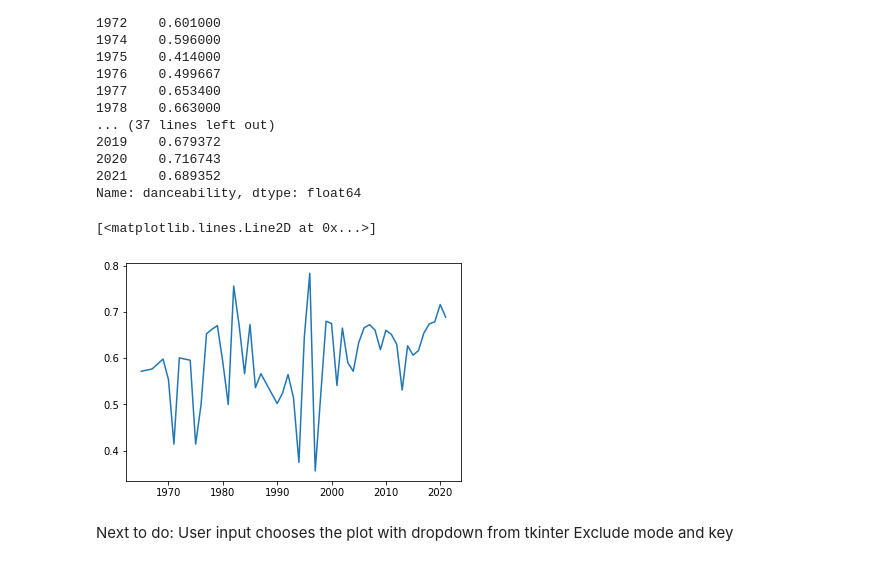
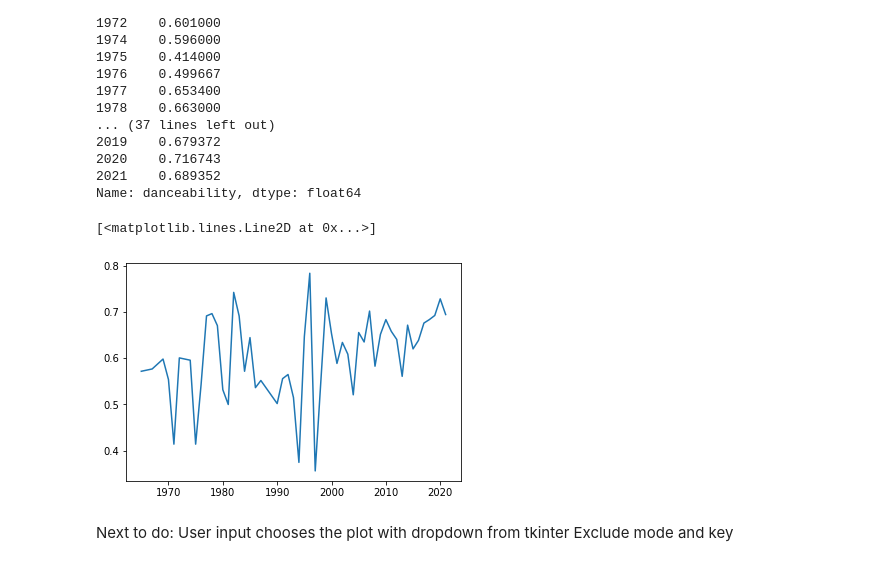
Before and after one commit to DavisAsano/Asano_MusicDataExploration, a Jupyter notebook: Untitled-2.ipynb, the cells around one changed output. Cells and saved outputs as stored; diff of their text form; code cells hidden in the pictures.

```diff
--- a/Untitled-2.ipynb
+++ b/Untitled-2.ipynb
@@ -141,10 +141,10 @@ Year Released
 2021    0.689352
 Name: danceability, dtype: float64
 # %%
-plt.plot(dance_year.mean())
+plt.plot(dance_year.median())
 # %% [output]
 [<matplotlib.lines.Line2D at 0x...>]
-[figure, old version]
+[figure, new version]
 # %% [markdown]
 Next to do: User input chooses the plot with dropdown from tkinter
             Exclude mode and key
```
Also changed, not shown: parts of 5 cells of this notebook.
